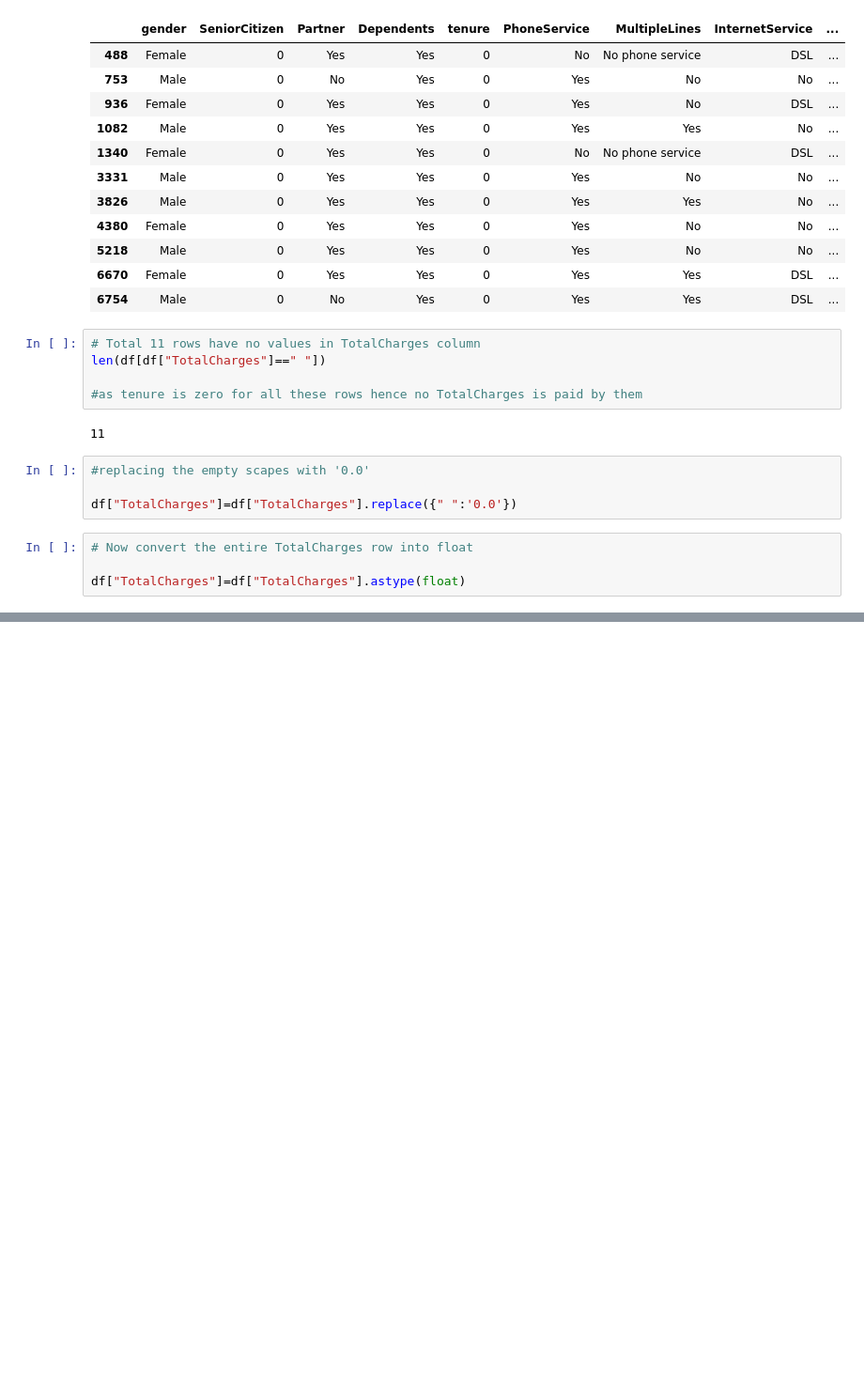
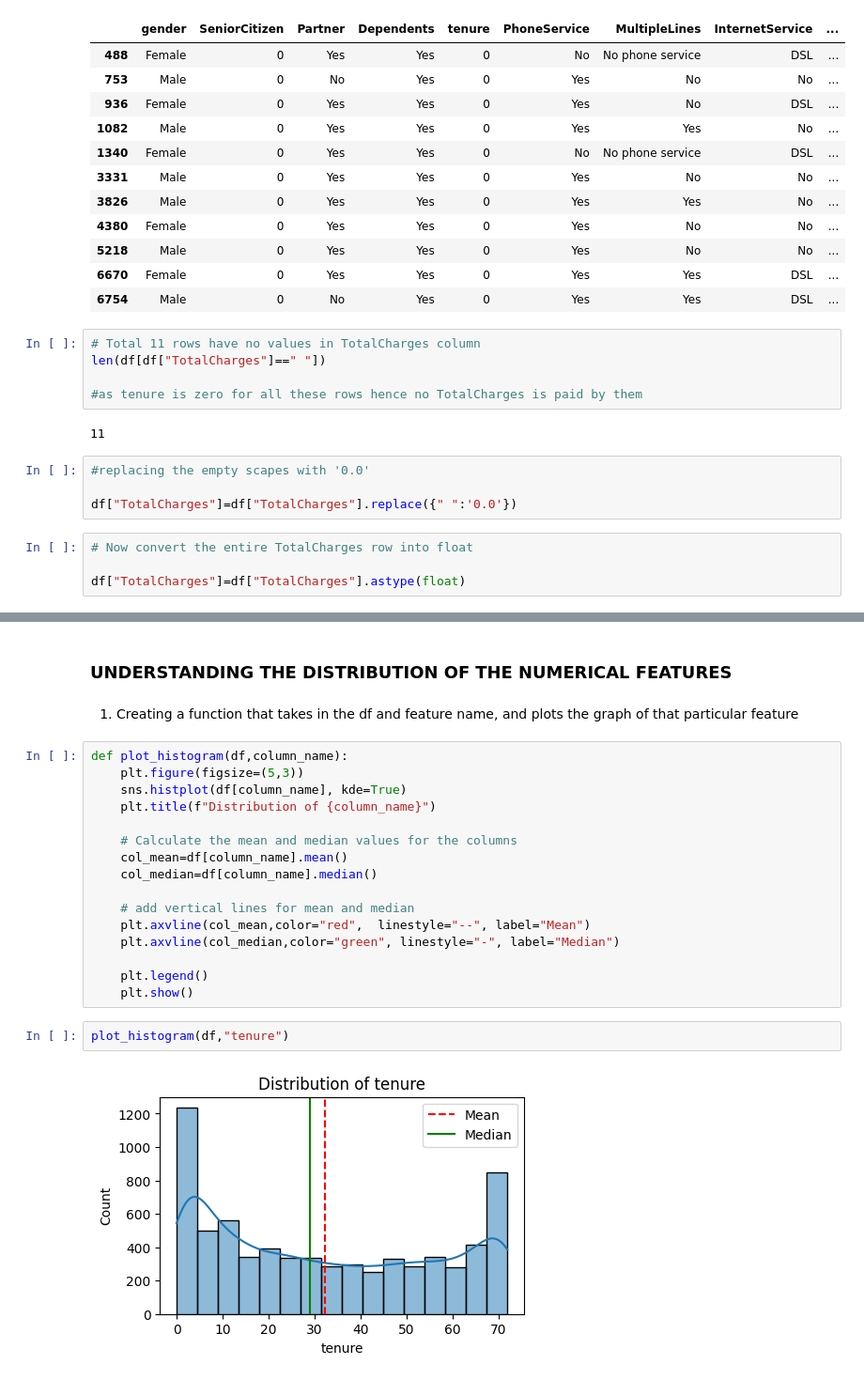
Before and after one commit to Venku96200/Customer_churn_prediction, a Jupyter notebook: customer_churn_analysis.ipynb, the cells around one changed output, grey strips where cells are left out. Shown at 94% size. Cells and saved outputs as stored; diff of their text form; blank space fills up the shorter version.

```diff
--- a/customer_churn_analysis.ipynb
+++ b/customer_churn_analysis.ipynb
@@ -131,0 +186,24 @@ df["TotalCharges"]=df["TotalCharges"].astype(float)
+# %% [markdown]
+### UNDERSTANDING THE DISTRIBUTION OF THE NUMERICAL FEATURES
+# %% [markdown]
+1. Creating a function that takes in the df and feature name, and plots the graph of that particular feature
+# %%
+def plot_histogram(df,column_name):
+    plt.figure(figsize=(5,3))
+    sns.histplot(df[column_name], kde=True)
+    plt.title(f"Distribution of {column_name}")
+
+    # Calculate the mean and median values for the columns
+    col_mean=df[column_name].mean()
+    col_median=df[column_name].median()
+
+    # add vertical lines for mean and median
+    plt.axvline(col_mean,color="red",  linestyle="--", label="Mean")
+    plt.axvline(col_median,color="green", linestyle="-", label="Median")
+
+    plt.legend()
+    plt.show()
+# %%
+plot_histogram(df,"tenure")
+# %% [output]
+[figure, added]
```
Also changed, not shown: parts of 13 cells of this notebook.
